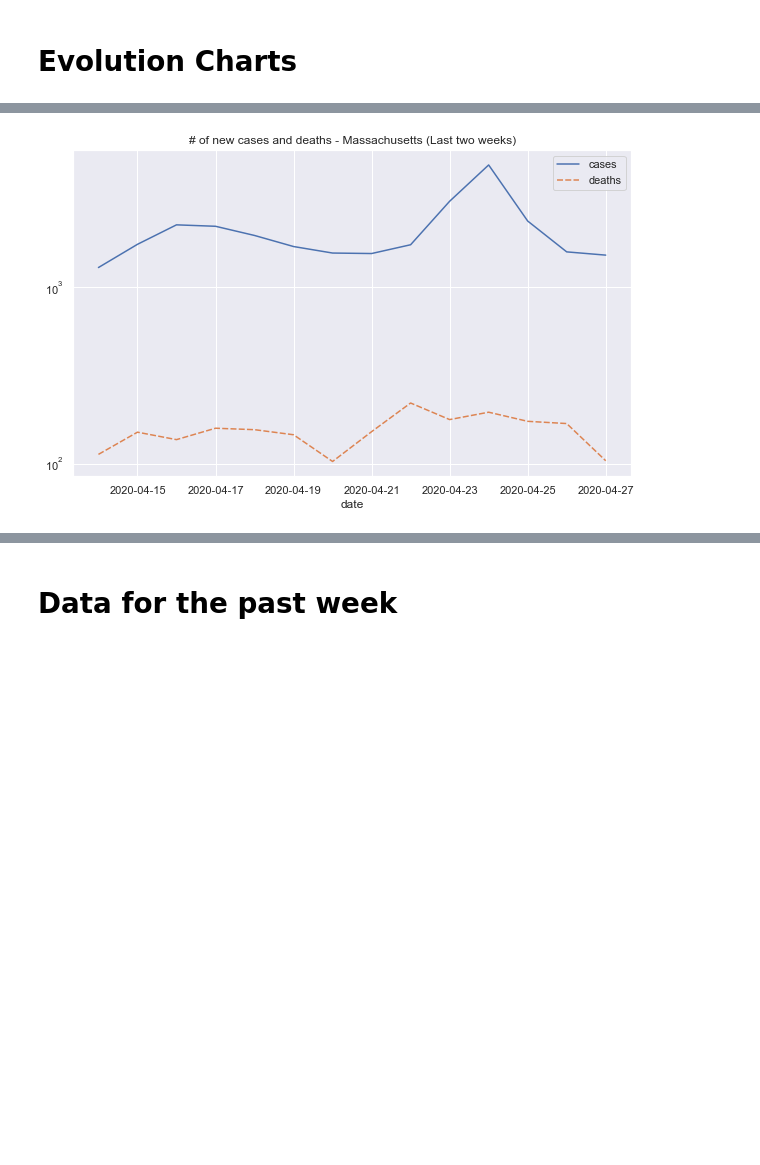
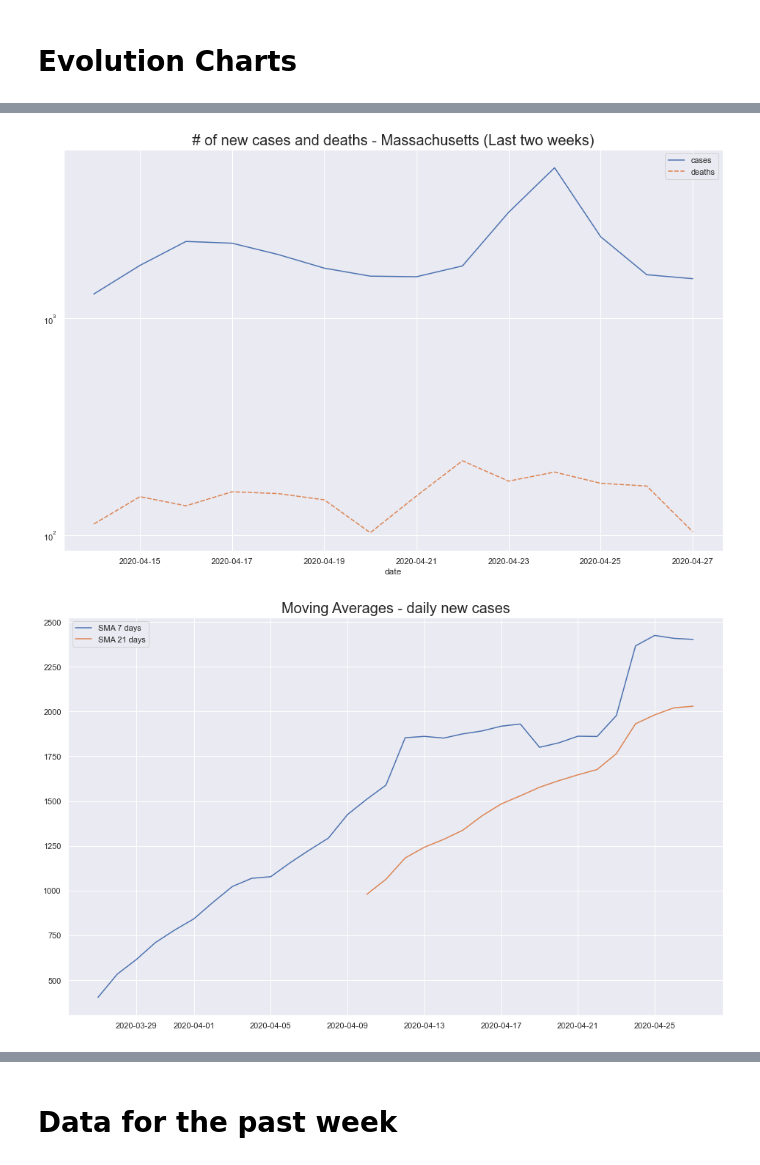
Before and after one commit to rscarvalho/coronavirus-daily-report, a Jupyter notebook: Plots.ipynb, the cells around one changed output, grey strips where cells are left out. Saved outputs shown, nothing was run; the diff lists cells and outputs as text; code cells hidden in the pictures; blank space fills up the shorter version.

```diff
--- a/Plots.ipynb
+++ b/Plots.ipynb
@@ -12,3 +17,10 @@ tests_df = df.loc[:, ["test_positive", "test_total"]]
+# %%
+smas = pd.DataFrame()
+smas["cases_SMA_7"] = evolution_df["cases"].rolling(window=7).mean()
+smas["cases_SMA_21"] = evolution_df["cases"].rolling(window=21).mean()
+
+smas["deaths_SMA_7"] = evolution_df["deaths"].rolling(window=7).mean()
+smas["deaths_SMA_21"] = evolution_df["deaths"].rolling(window=21).mean()
 # %% [markdown]
 # Evolution Charts
 # %%
@@ -34,5 +45,4 @@ plt.show()
 # %%
-plt.figure(figsize=(10, 6))
 ax = sns.lineplot(data=cases_df.diff().iloc[-14:])
 ax.set_yscale("log")
 
@@ -40,4 +50,12 @@ plt.title("# of new cases and deaths - Massachusetts (Last two weeks)")
 
 plt.show()
 # %% [output]
-[figure, old version]
+[figure, new version]
+# %%
+plt.plot(smas["cases_SMA_7"], label="SMA 7 days")
+plt.plot(smas["cases_SMA_21"], label="SMA 21 days")
+plt.legend(loc=2)
+plt.title("Moving Averages - daily new cases")
+plt.show()
+# %% [output]
+[figure, added]
```
Also changed, not shown: parts of 11 cells of this notebook.
